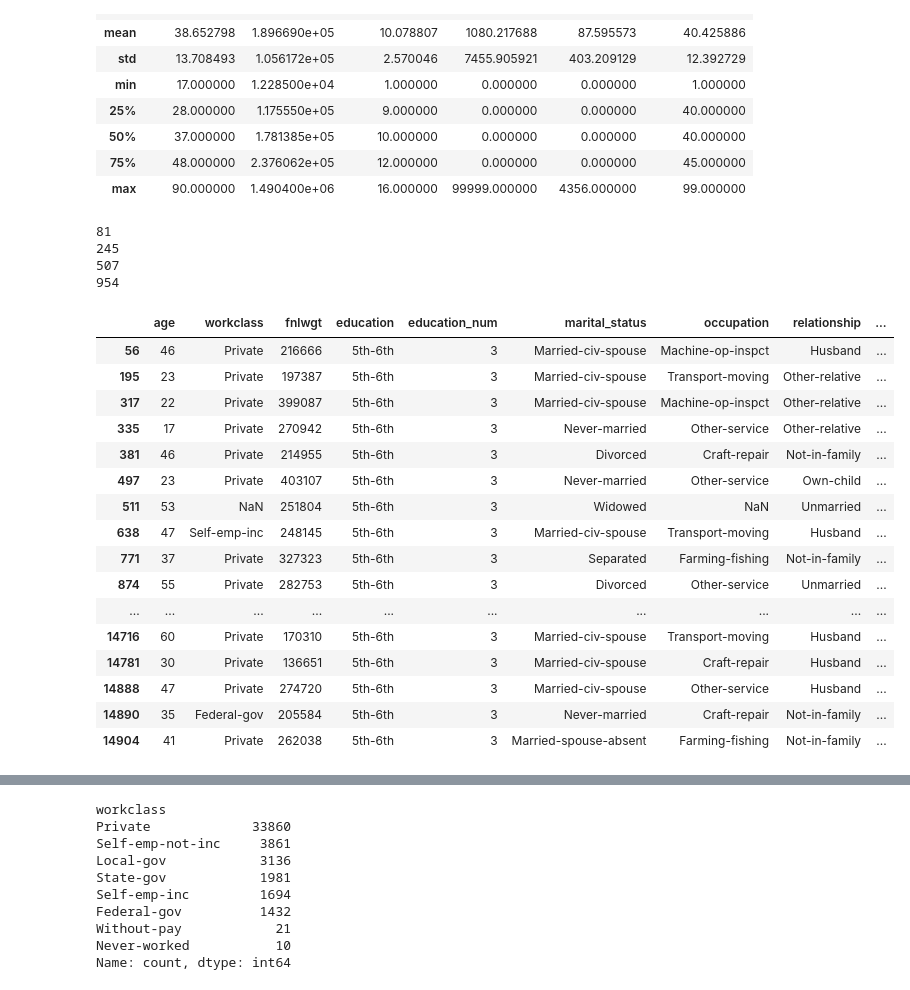
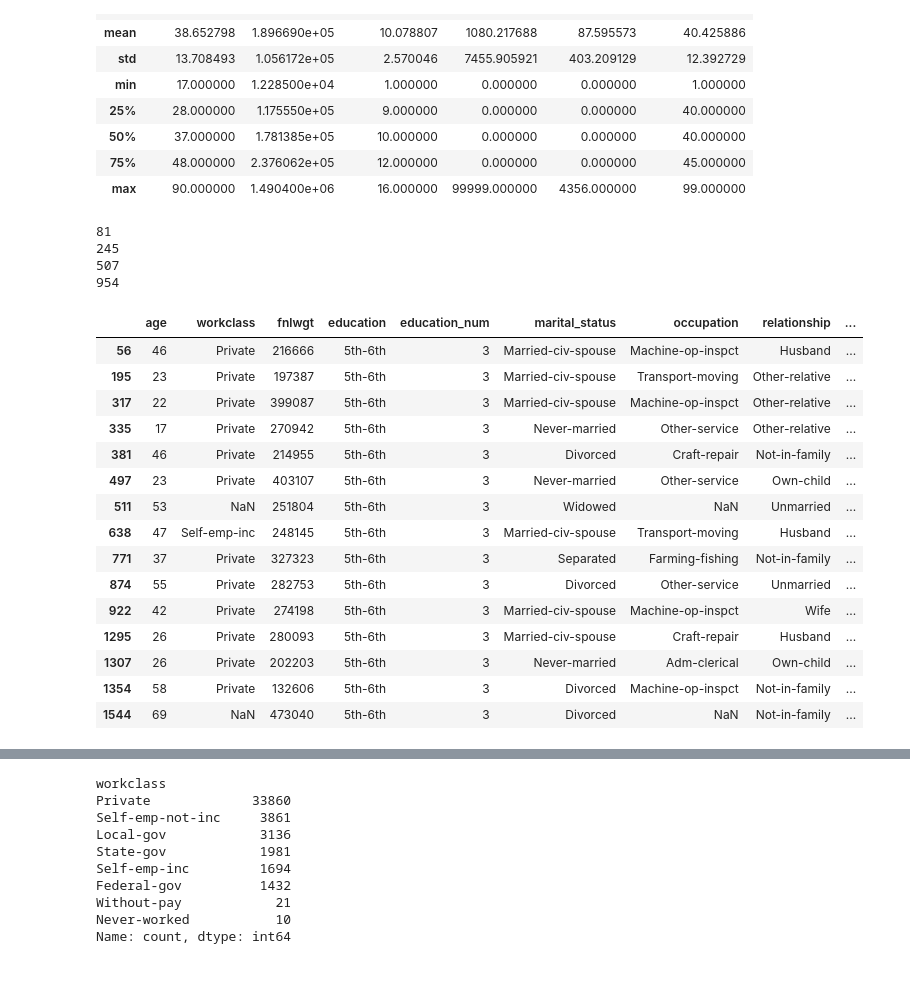
Before and after one commit to raphael-wqwq/census-income-prediction, a Jupyter notebook: dataset_adult.ipynb, the cells around one changed output, grey strips where cells are left out. Saved outputs shown, nothing was run; the diff lists cells and outputs as text; code cells hidden in the pictures.

```diff
--- a/dataset_adult.ipynb
+++ b/dataset_adult.ipynb
@@ -54,33 +54,32 @@ memory usage: 2.7 MB
 # %%
 pd.set_option('display.max_rows', 500)
 df.sort_values(['education_num'], ascending= True)
 print(len(df[df['education_num'] == 1]))
 print(len(df[df['education_num'] == 2]))
 print(len(df[df['education_num'] == 3]))
 print(len(df[df['education_num'] == 4]))
-df[df['education_num'] == 3].head(150)
+df[df['education_num'] == 3].head(15)
 # %% [output]
 81
 245
 507
 954
 |  | age | workclass | fnlwgt | education | education_num | marital_status | occupation | relationship | ... |
 | 56 | 46 | Private | 216666 | 5th-6th | 3 | Married-civ-spouse | Machine-op-inspct | Husband | ... |
 | 195 | 23 | Private | 197387 | 5th-6th | 3 | Married-civ-spouse | Transport-moving | Other-relative | ... |
 | 317 | 22 | Private | 399087 | 5th-6th | 3 | Married-civ-spouse | Machine-op-inspct | Other-relative | ... |
 | 335 | 17 | Private | 270942 | 5th-6th | 3 | Never-married | Other-service | Other-relative | ... |
 | 381 | 46 | Private | 214955 | 5th-6th | 3 | Divorced | Craft-repair | Not-in-family | ... |
 | 497 | 23 | Private | 403107 | 5th-6th | 3 | Never-married | Other-service | Own-child | ... |
 | 511 | 53 | NaN | 251804 | 5th-6th | 3 | Widowed | NaN | Unmarried | ... |
 | 638 | 47 | Self-emp-inc | 248145 | 5th-6th | 3 | Married-civ-spouse | Transport-moving | Husband | ... |
 | 771 | 37 | Private | 327323 | 5th-6th | 3 | Separated | Farming-fishing | Not-in-family | ... |
 | 874 | 55 | Private | 282753 | 5th-6th | 3 | Divorced | Other-service | Unmarried | ... |
-| ... | ... | ... | ... | ... | ... | ... | ... | ... | ... |
-| 14716 | 60 | Private | 170310 | 5th-6th | 3 | Married-civ-spouse | Transport-moving | Husband | ... |
-| 14781 | 30 | Private | 136651 | 5th-6th | 3 | Married-civ-spouse | Craft-repair | Husband | ... |
-| 14888 | 47 | Private | 274720 | 5th-6th | 3 | Married-civ-spouse | Other-service | Husband | ... |
-| 14890 | 35 | Federal-gov | 205584 | 5th-6th | 3 | Never-married | Craft-repair | Not-in-family | ... |
-| 14904 | 41 | Private | 262038 | 5th-6th | 3 | Married-spouse-absent | Farming-fishing | Not-in-family | ... |
+| 922 | 42 | Private | 274198 | 5th-6th | 3 | Married-civ-spouse | Machine-op-inspct | Wife | ... |
+| 1295 | 26 | Private | 280093 | 5th-6th | 3 | Married-civ-spouse | Craft-repair | Husband | ... |
+| 1307 | 26 | Private | 202203 | 5th-6th | 3 | Never-married | Adm-clerical | Own-child | ... |
+| 1354 | 58 | Private | 132606 | 5th-6th | 3 | Divorced | Machine-op-inspct | Not-in-family | ... |
+| 1544 | 69 | NaN | 473040 | 5th-6th | 3 | Divorced | NaN | Not-in-family | ... |
 # %%
 pd.set_option('display.max_rows', 250)
 
```
Also changed, not shown: parts of 14 cells of this notebook, 1 other file.
